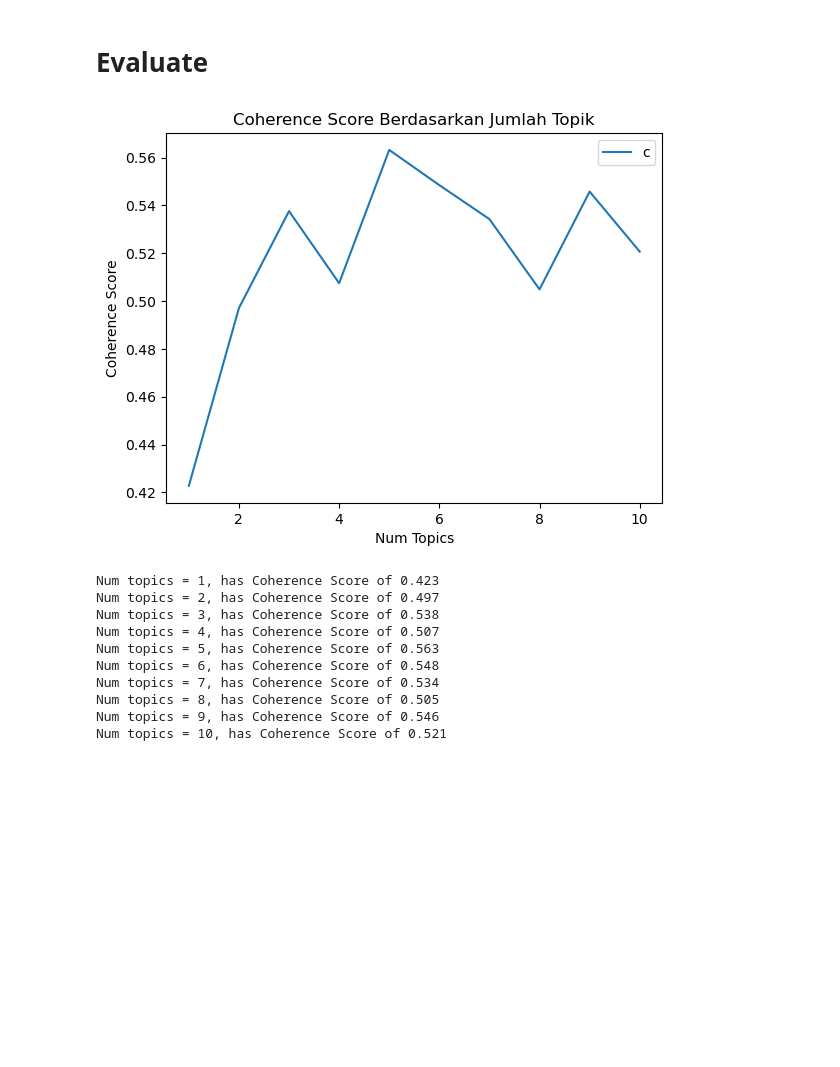
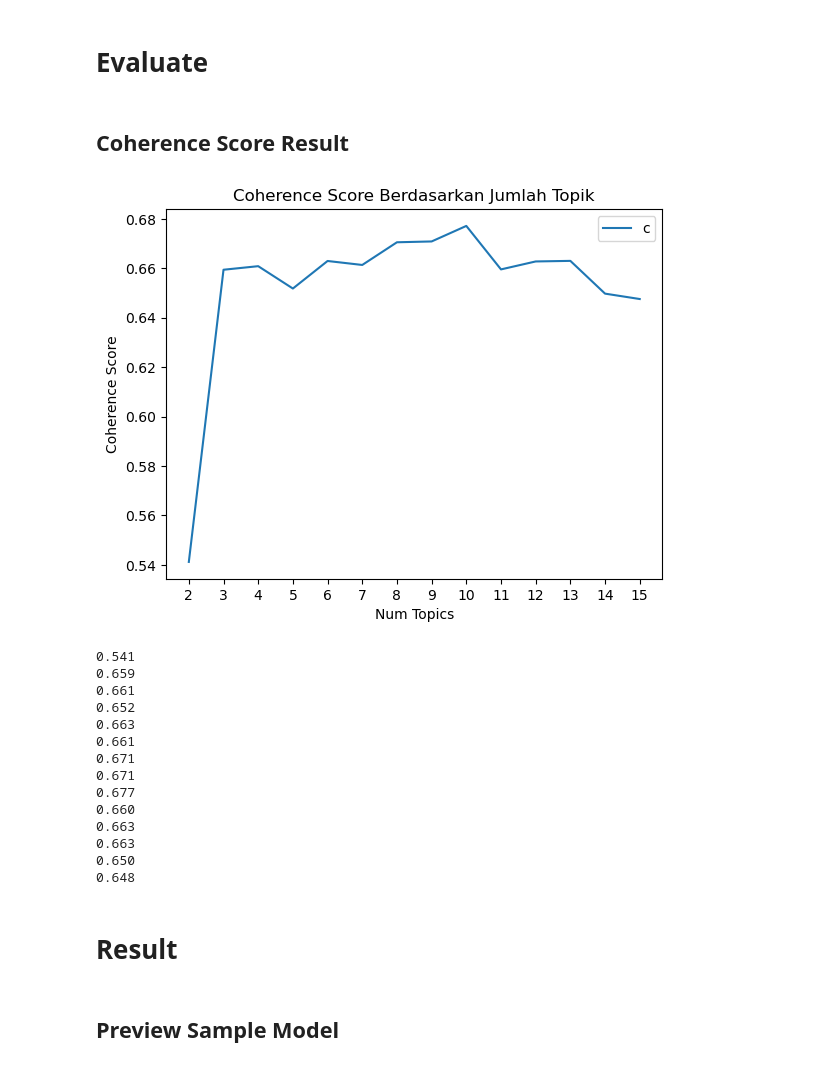
Before and after one commit to dzzlr/topic-modelling-tourism, a Jupyter notebook: notebook/modelling_notebook.ipynb, the cells around one changed output. Cells and saved outputs as stored; diff of their text form; code cells hidden in the pictures; blank space fills up the shorter version.

```diff
--- a/notebook/modelling_notebook.ipynb
+++ b/notebook/modelling_notebook.ipynb
@@ -121,13 +154,29 @@ df['tokens'] = df['tokens'].apply(lambda x: stemmer.stem(' '.join(x)).split(' ')
 # %% [markdown]
 ## Bigram & Trigram Models
 # %%
-# bigram = Phrases(texts, min_count=10)
+# (15, 20)
+# (13, 17)
+# (10, 25)
+# (10, 20)
+bigram = Phrases(texts, min_count=10, threshold=25) #10, 25
 # trigram = Phrases(bigram[texts])
 
-# for idx in range(len(texts)):
-#     for token in bigram[texts[idx]]:
-#         if '_' in token:
-#             texts[idx].append(token)
-#     for token in trigram[texts[idx]]:
-#         if '_' in token:
-#             texts[idx].append(token)
+for idx in range(len(texts)):
+    for token in bigram[texts[idx]]:
+        if '_' in token:
+            texts[idx].append(token)
+    # for token in trigram[texts[idx]]:
+    #     if '_' in token:
+    #         texts[idx].append(token)
+# %%
+texts_new = []
+for id_text in range(len(texts)):
+    text = []
+    for id_each_word in range(len(texts[id_text])):
+        if '_' in texts[id_text][id_each_word]:
+            text.append(texts[id_text][id_each_word])
+    text = list(set(text))
+    if len(text) != 0:
+        texts_new.append(text)
+# %%
+texts = texts_new
@@ -171,41 +235,53 @@ def compute_coherence_values(id2word, corpus, texts, start, limit, step):
 
     return model_list, coherence_values
 # %%
-START = 1
-LIMIT = 11
+START = 2
+LIMIT = 16
 STEP = 1
 
 model_list, coherence_values = compute_coherence_values(
-    id2word=id2word, corpus=corpus, texts=texts, start=START, limit=LIMIT, step=STEP)
+    id2word=id2word, corpus=corpus_tfidf, texts=texts, start=START, limit=LIMIT, step=STEP)
 # %% [markdown]
 # Evaluate
+# %% [markdown]
+## Coherence Score Result
 # %%
 x = range(START, LIMIT, STEP)
 plt.plot(x, coherence_values)
 plt.title('Coherence Score Berdasarkan Jumlah Topik')
 plt.xlabel('Num Topics')
 plt.ylabel('Coherence Score')
-# plt.xticks(range(min(x), max(x)+1))
-# plt.xlim(1, LIMIT-1)
+plt.xticks(range(min(x), max(x)+1))
+# plt.ylim(0, 1)
+# plt.xlim(0, LIMIT-1)
 # plt.xticks(coherence_values, x)
 plt.legend(('coherence_values'), loc='best')
 plt.show()
 # %% [output]
-[figure, old version]
+[figure, new version]
 # %%
 # Print the coherence scores
 for m, cv in zip(x, coherence_values):
-    # print(f'{cv:.3f}')
-    print(f'Num topics = {m}, has Coherence Score of {cv:.3f}')
+    print(f'{cv:.3f}')
+    # print(f'{m}, {cv:.3f}')
+    # print(f'Num topics = {m}, has Coherence Score of {cv:.3f}')
 # %% [output]
-Num topics = 1, has Coherence Score of 0.423
-Num topics = 2, has Coherence Score of 0.497
-Num topics = 3, has Coherence Score of 0.538
-Num topics = 4, has Coherence Score of 0.507
-Num topics = 5, has Coherence Score of 0.563
-Num topics = 6, has Coherence Score of 0.548
-Num topics = 7, has Coherence Score of 0.534
-Num topics = 8, has Coherence Score of 0.505
-Num topics = 9, has Coherence Score of 0.546
-Num topics = 10, has Coherence Score of 0.521
+0.541
+0.659
+0.661
+0.652
+0.663
+0.661
+0.671
+0.671
+0.677
+0.660
+0.663
+0.663
+0.650
+0.648
+# %% [markdown]
+# Result
+# %% [markdown]
+## Preview Sample Model
 # %%
```
Also changed, not shown: parts of 45 cells of this notebook, 1 other file.
